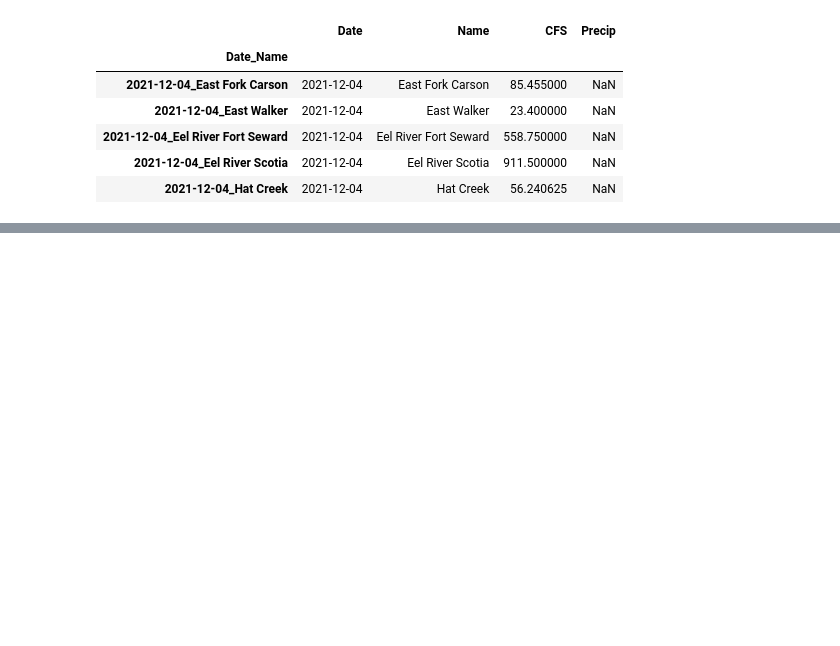
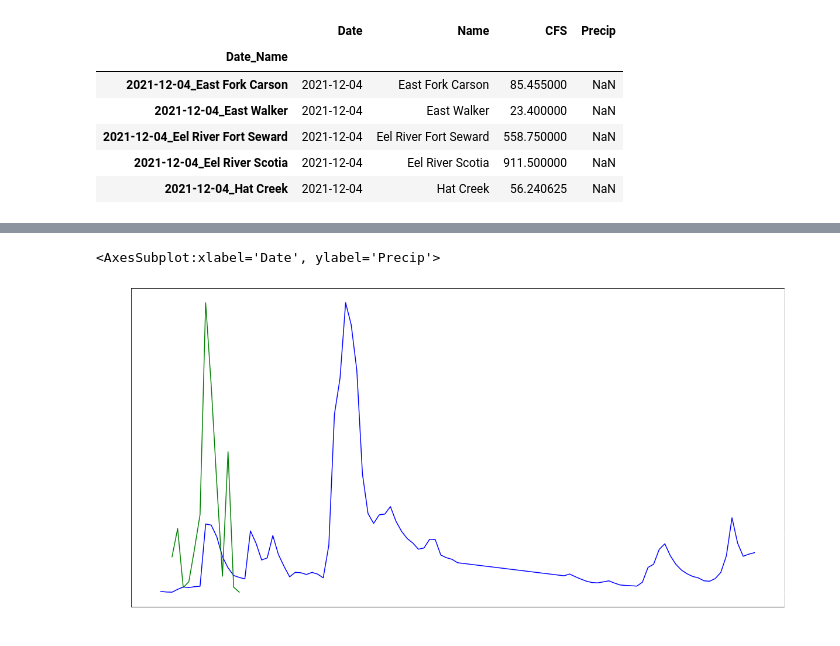
Before and after one commit to Pippeys/River_Data, a Jupyter notebook: Analysis.ipynb, the cells around one changed output, grey strips where cells are left out. Saved outputs shown, nothing was run; the diff lists cells and outputs as text; code cells hidden in the pictures; blank space fills up the shorter version.

```diff
--- a/Analysis.ipynb
+++ b/Analysis.ipynb
@@ -2,6 +2,7 @@
 import pandas as pd
 import numpy as np
 import seaborn as sns
+import datetime
 import matplotlib.pyplot as plt
 
 flow = pd.read_csv('CurrentWater.csv')
@@ -16,10 +17,15 @@ flow['Date'] = flow.DateTime.dt.date
 flow = flow[['Date','Name','CFS']].groupby(['Date','Name']).mean().reset_index()
 flow['Date_Name'] = flow.Date.astype(str)+'_'+flow.Name
 
+
 rain = rain.drop_duplicates()
 rain['Date_Name'] = rain.Date+'_'+rain.Name
+rain['Date'] = pd.to_datetime(rain.Date)
+rain['Date'] = rain.Date.dt.date
+rain = rain[['Date_Name','Date','Name','Precip']].groupby(['Date','Name','Date_Name']).mean().reset_index()
 
 df = flow.set_index('Date_Name').join(rain[['Date_Name','Precip']].set_index('Date_Name'))
+RiverList = df.Name.unique()
 df.head()
 # %% [output]
 |  | Date | Name | CFS | Precip |
@@ -69,0 +59,28 @@ df.loc[df.Precip.isnull()]
+# %%
+
+rainflows = df.loc[(df.Name=='North Umpqua River Winchester')]
+
+fig, ax = plt.subplots(figsize=(20,10))
+ax.xaxis.label.set_color('white')
+ax.yaxis.label.set_color('white')
+
+
+ax.tick_params(axis='x', colors='white')
+ax.tick_params(axis='y', colors='white')
+
+ax.spines['left'].set_color('white')
+ax.spines['top'].set_color('white')
+
+
+sns.lineplot(data=rainflows,x='Date',y='CFS',color='b')
+
+ax2 = plt.twinx()
+
+ax2.yaxis.label.set_color('white')
+ax2.spines['right'].set_color('white')
+ax2.tick_params(axis='y', colors='white')
+
+sns.lineplot(data=rainflows,x='Date',y='Precip',color='g',ax=ax2)
+# %% [output]
+<AxesSubplot:xlabel='Date', ylabel='Precip'>
+[figure, added]
```
Also changed, not shown: parts of 3 cells of this notebook, 7 other files.
